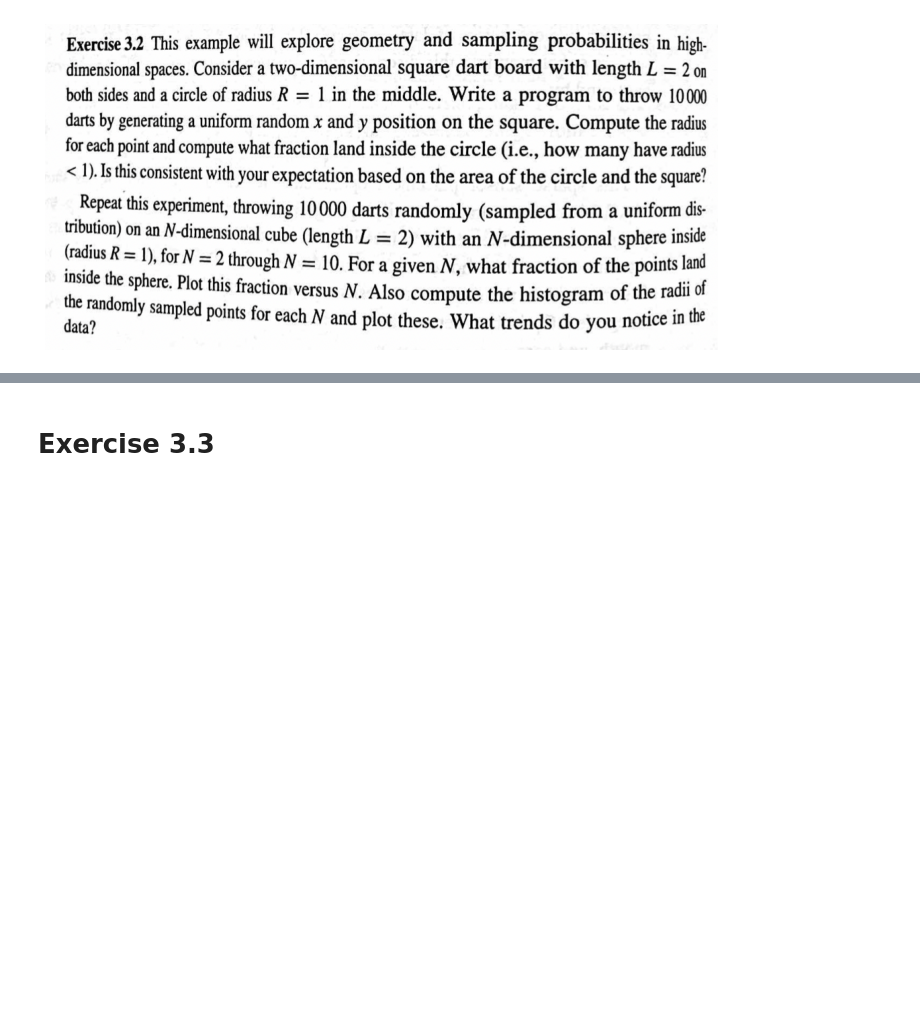
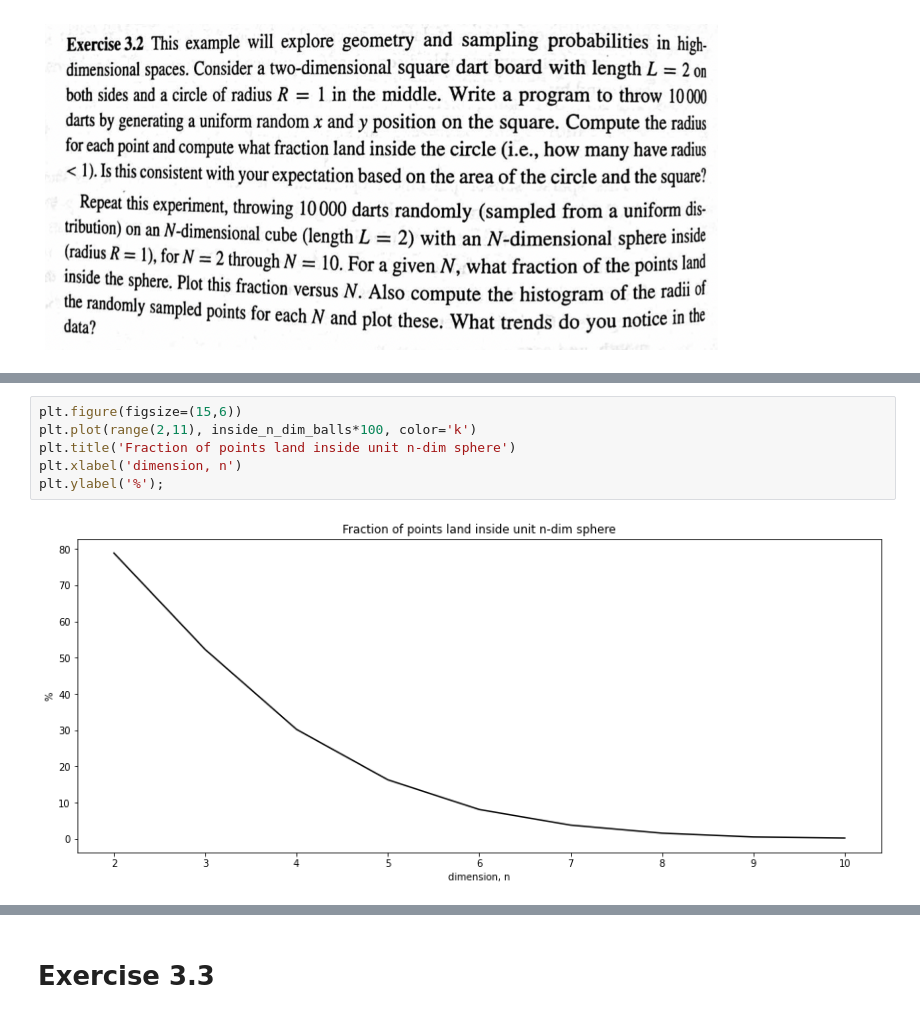
Before and after one commit to Saizt/UH-Pattern-Recognition, a Jupyter notebook: Ex 3.2, 3.3, 3.6/Ex 3.2, 3.3, 3.6.ipynb, the cells around one changed output, grey strips where cells are left out. Drawn from its saved outputs; the diff is of its cells as text; blank space fills up the shorter version.

```diff
--- a/Ex 3.2, 3.3, 3.6/Ex 3.2, 3.3, 3.6.ipynb
+++ b/Ex 3.2, 3.3, 3.6/Ex 3.2, 3.3, 3.6.ipynb
@@ -11,0 +58,8 @@ plt.axis('off');
+# %%
+plt.figure(figsize=(15,6))
+plt.plot(range(2,11), inside_n_dim_balls*100, color='k')
+plt.title('Fraction of points land inside unit n-dim sphere')
+plt.xlabel('dimension, n')
+plt.ylabel('%');
+# %% [output]
+[figure, added]
```
Also changed, not shown: parts of 9 cells of this notebook.
